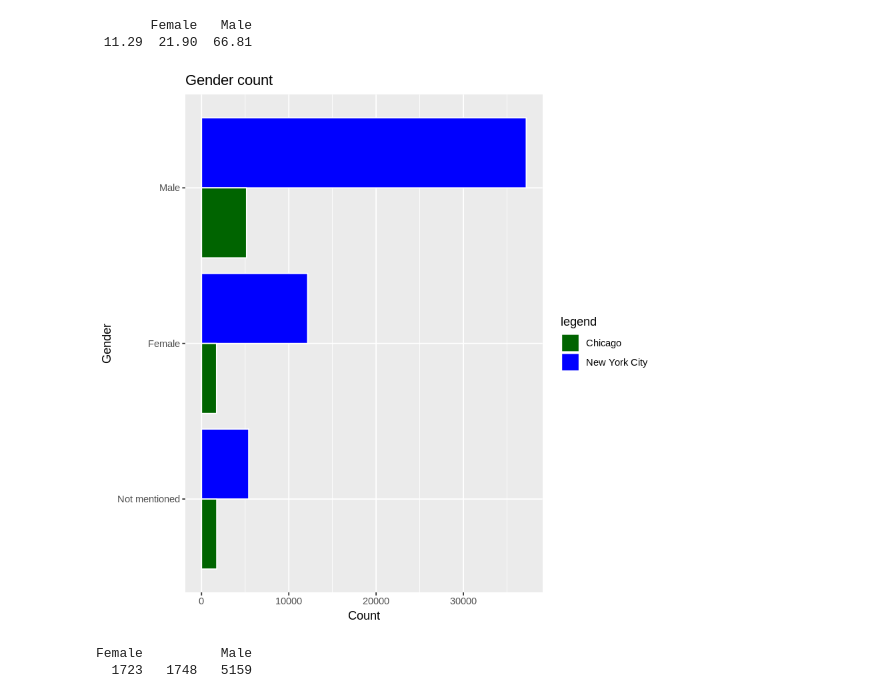
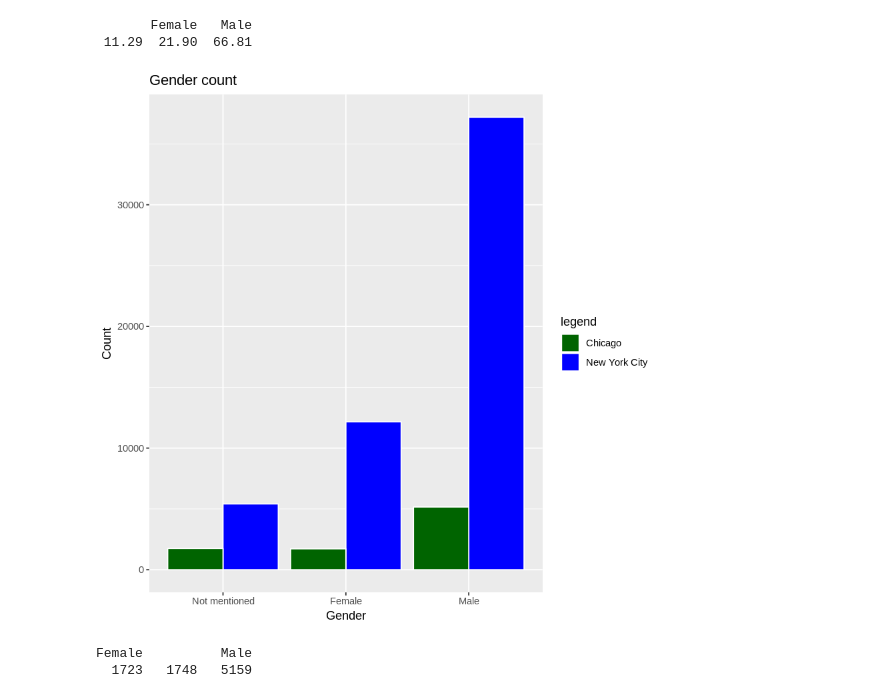
Before and after one commit to apdomran/pdsnd_github, a Jupyter notebook: Explore_bikeshare_data.ipynb, the cells around one changed output. Drawn from its saved outputs; the diff is of its cells as text; code cells hidden in the pictures.

Commit message:
Editing the second plot

```diff
--- a/Explore_bikeshare_data.ipynb
+++ b/Explore_bikeshare_data.ipynb
@@ -138,14 +138,13 @@ round((count / length(chi_ny$Gender) * 100), digits = 2)
 # %%
 # Plotting
 ggplot(aes(x = Gender, fill = City), data = chi_ny) +
     geom_bar(position = 'dodge', colour="white") +
     ggtitle('Gender count') +
     scale_x_discrete(labels = c('Not mentioned', 'Female', 'Male')) +
     labs(y = 'Count', x = 'Gender') +
-    scale_fill_manual("legend", values = c("Chicago" = "darkgreen", "New York City" = "blue")) +
-    coord_flip()
+    scale_fill_manual("legend", values = c("Chicago" = "darkgreen", "New York City" = "blue"))
 # %% [output]
-[figure, old version]
+[figure, new version]
 # %%
 # Gender count in Chicago.
 count_chi = sort(table(chi_ny$Gender[chi_ny$City == 'Chicago']))
```
